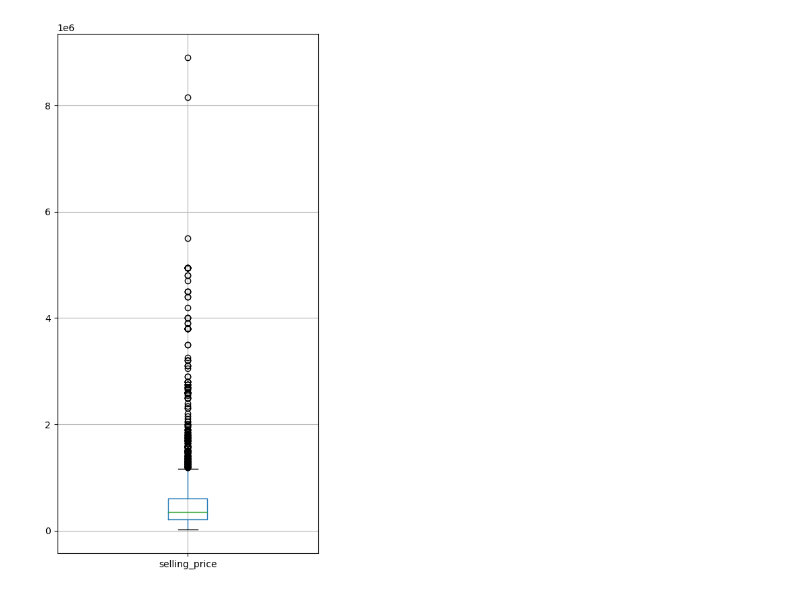
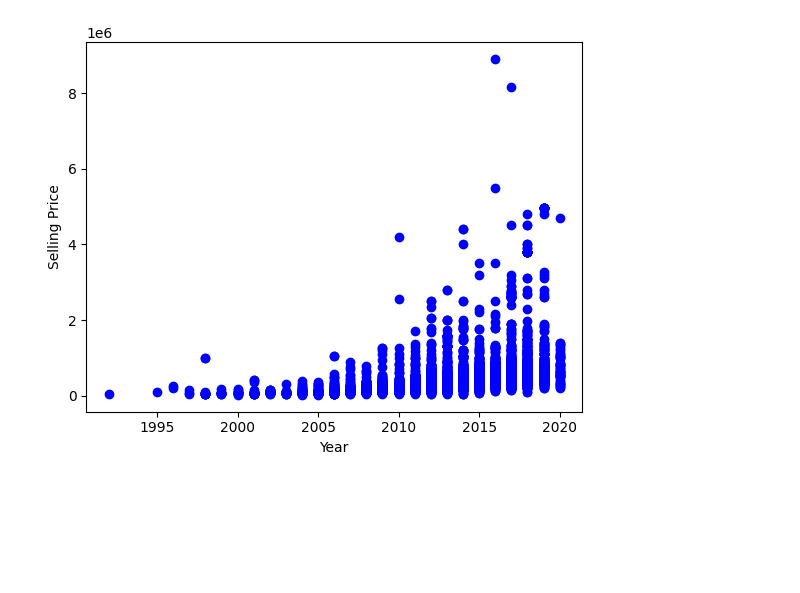
Before and after one commit to adrijmz/notebooks, a Jupyter notebook: car-dekho/car_dekho.ipynb, the cells around one changed output. Cells and saved outputs as stored; diff of their text form; code cells hidden in the pictures; blank space fills up the shorter version.

```diff
--- a/car-dekho/car_dekho.ipynb
+++ b/car-dekho/car_dekho.ipynb
@@ -53,8 +60,8 @@ cdf.head(9)
-# %%
-cdf2 = cdf[['selling_price']]
-plt.figure(figsize=(5,10))
-cdf2.boxplot()
-plt.show()
-# %% [output]
-[figure, removed]
+# %%
+plt.scatter(df2.year, df2.selling_price,  color='blue')
+plt.xlabel("Year")
+plt.ylabel("Selling Price")
+plt.show()
+# %% [output]
+[figure, added]
 # %%
```
Also changed, not shown: parts of 10 cells of this notebook.
